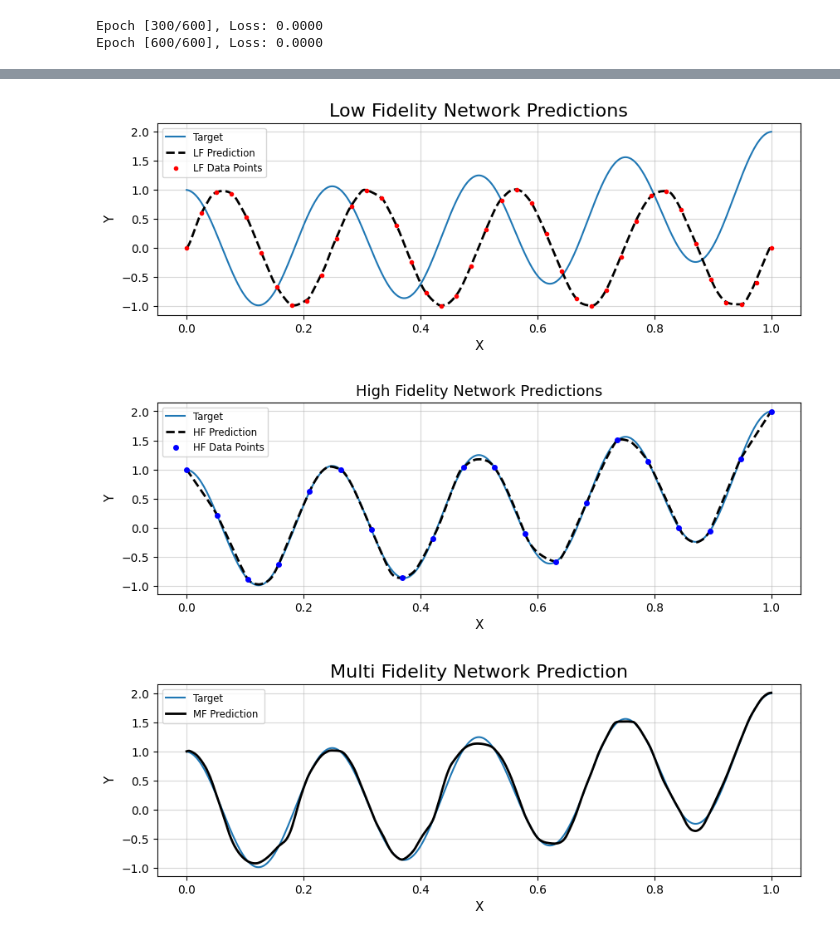
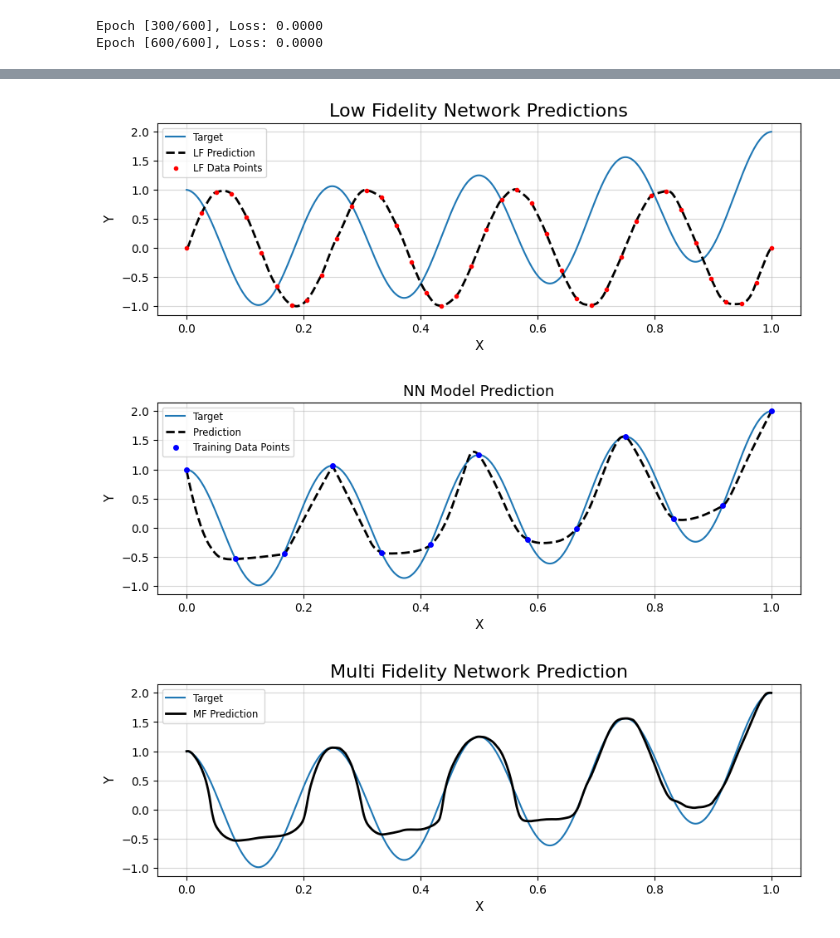
Before and after one commit to emjanser/Thesis_Workspace, a Jupyter notebook: Codes/Neural Networks PyTorch/MFNN/Fourth Model/Works_MFNN_3.ipynb, the cells around one changed output, grey strips where cells are left out. Drawn from its saved outputs; the diff is of its cells as text; code cells hidden in the pictures.

```diff
--- a/Codes/Neural Networks PyTorch/MFNN/Fourth Model/Works_MFNN_3.ipynb
+++ b/Codes/Neural Networks PyTorch/MFNN/Fourth Model/Works_MFNN_3.ipynb
@@ -18,7 +17,7 @@ MF_epochs = 600
 
 hidden_dims = ([1000, 1000, 1000, 1000, 1000, 1000, 1000, 1000])
 LF_training_size = 40
-HF_training_size = 20
+HF_training_size = 13
 
 
 # # # Synthetic data function..
@@ -383,36 +382,35 @@ ax.set_xlabel('X', fontsize=11)
 ax.set_ylabel('Y', fontsize=11)
 ax.set_title('Low Fidelity Network Predictions', fontsize=16)
 ax.plot(Z.cpu().detach().numpy(), y_LF_pred.cpu().detach().numpy(),'--k', lw=2, label= "LF Prediction ")
 ax.plot(X_LF_train.cpu().detach().numpy(), Y_LF_train.cpu().detach().numpy(), 'ro', markersize = 3, label = 'LF Data Points')
 
 ax.legend(loc='upper left', ncol=1, fontsize='small')
 plt.show()
 
 
 fig, ax = plt.subplots(figsize=(10,3))
 ax.plot(Z, HF(Z), label= "Target ")
-ax.plot(Z.cpu().detach().numpy(), y_HF_pred.cpu().detach().numpy(),'--k', lw=2, label= "HF Prediction ")
-ax.plot(X_HF_train.cpu().detach().numpy(), Y_HF_train.cpu().detach().numpy(), 'bo', markersize = 4, label = 'HF Data Points')
+ax.plot(Z.cpu().detach().numpy(), y_HF_pred.cpu().detach().numpy(),'--k', lw=2, label= "Prediction ")
+ax.plot(X_HF_train.cpu().detach().numpy(), Y_HF_train.cpu().detach().numpy(), 'bo', markersize = 4, label = 'Training Data Points')
 ax.grid(which='both', alpha=0.5)
 ax.set_xlabel('X', fontsize=11)
 ax.set_ylabel('Y', fontsize=11)
 ax.legend(loc='upper left', ncol=1, fontsize='small')
-
-ax.set_title('High Fidelity Network Predictions', fontsize=13)
+ax.set_title('NN Model Prediction', fontsize=13)
 plt.show()
 
 
 
 fig, ax = plt.subplots(figsize=(10,3))
 ax.plot(Z, HF(Z), label= "Target")
 ax.plot(Z.cpu().detach().numpy(), y_MF_pred.cpu().detach().numpy(),'k', lw=2, label= "MF Prediction ")
 ax.grid(which='both', alpha=0.5)
 ax.set_xlabel('X', fontsize=11)
 ax.set_ylabel('Y', fontsize=11)
 ax.set_title('Multi Fidelity Network Prediction', fontsize=16)
 ax.legend(loc='upper left', ncol=1, fontsize='small')
 plt.show()
 # %% [output]
 [figure]
-[figure, old version]
+[figure, new version]
-[figure, old version]
+[figure, new version]
```
Also changed, not shown: parts of 7 cells of this notebook, 19 other files.
